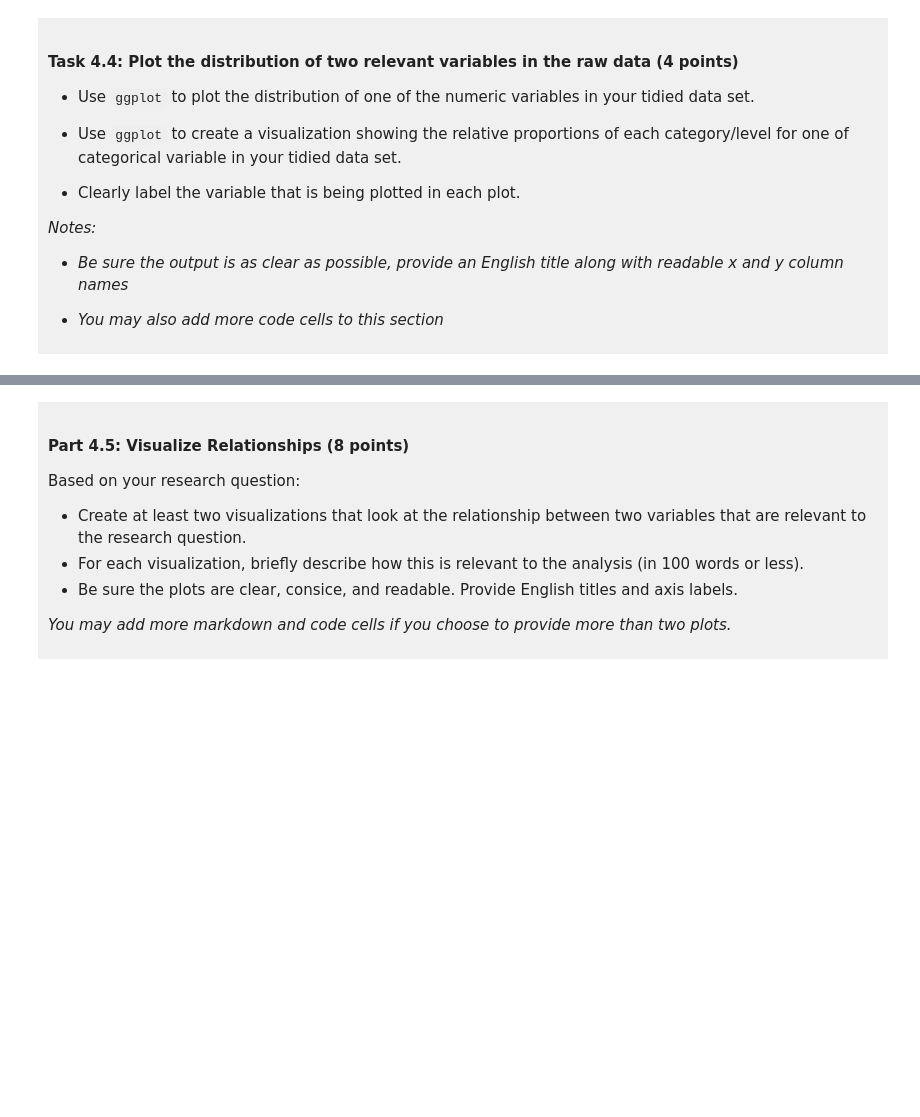
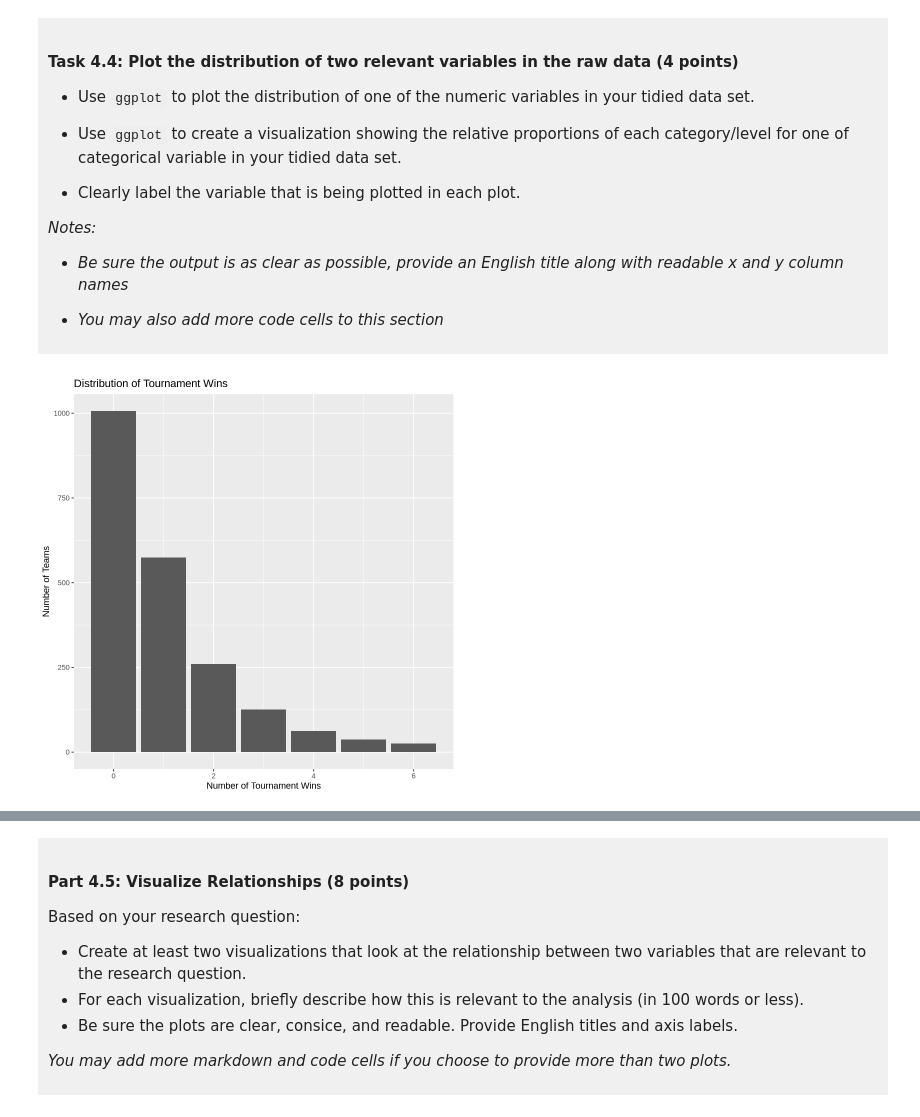
Before and after one commit to kate-choi-2007/DSCI-100-project-kate, a Jupyter notebook: dsci-100-project-notebook.ipynb, the cells around one changed output, grey strips where cells are left out. Cells and saved outputs as stored; diff of their text form; code cells hidden in the pictures; blank space fills up the shorter version.

```diff
--- a/dsci-100-project-notebook.ipynb
+++ b/dsci-100-project-notebook.ipynb
@@ -217,15 +217,15 @@ Produce a tidy data set that could be used to answer your research question usin
 library(tidyverse)
 
 #Loads in the data
-data_womans<- read_csv("https://raw.githubusercontent.com/diverse-data-hub/diversedata/refs/heads/main/data-clean/womensmarchmadness.csv", show_col_types=FALSE)
+ncaa_data<- read_csv("https://raw.githubusercontent.com/diverse-data-hub/diversedata/refs/heads/main/data-clean/womensmarchmadness.csv", show_col_types=FALSE)
 
 #renames to womans_tidy
-womans_tidy<- data_womans|>
+ncaa_tidy<- ncaa_data|>
 #to only keep columns needed to answer research questions
 select(year, school, seed, reg_wins_pct, bid, tourney_wins)|>
 #gets rid of NA, to keep row with a value that will work
-filter(seed>=1, reg_wins_pct>=0, tourney_wins>=0)|>
-#to convert bid into a factor
+drop_na()|>
+#to convert bid into a factor, to treat as categorical variable
 mutate(bid=as.factor(bid))
 
 womans_tidy|> slice(1:6)
@@ -306,5 +362,11 @@ You will refine your research question (if needed) and produce a tidy data set.
 
 </div>
 # %%
-### EDIT THIS CODE CELL FOR PLOT 1 ###
+#numeric data
+ncaa_tidy|>
+ggplot(aes(x=tourney_wins))+
+geom_bar()+
+labs(x= "Number of Tournament Wins", y= "Number of Teams", title= "Distribution of Tournament Wins")
+# %% [output]
+[figure, added]
 # %%
```
Also changed, not shown: parts of 11 cells of this notebook.
